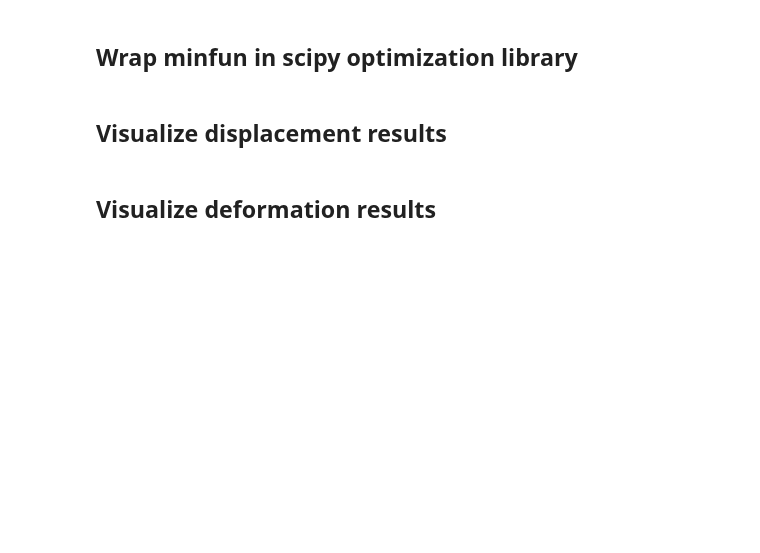
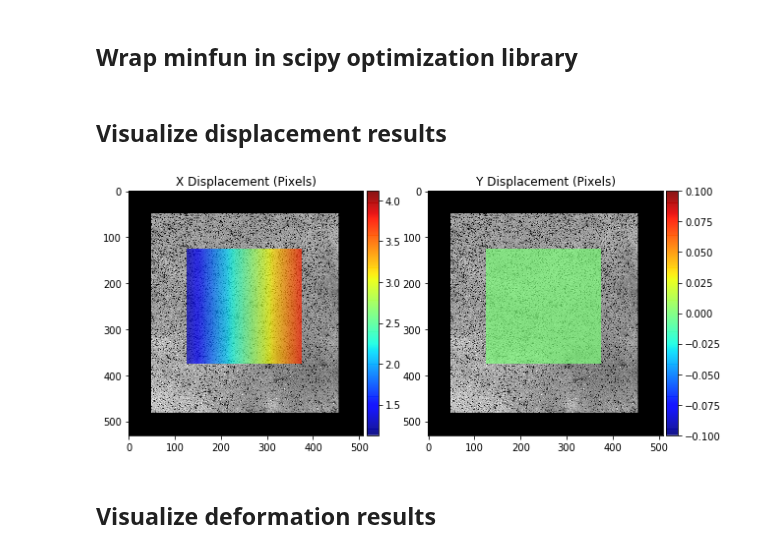
Before and after one commit to mfkiwl/splineDIC, a Jupyter notebook: notebooks/exploratory/stp_explore_NURBS_DIC.ipynb, the cells around one changed output. Saved outputs shown, nothing was run; the diff lists cells and outputs as text; code cells hidden in the pictures; blank space fills up the shorter version.

```diff
--- a/notebooks/exploratory/stp_explore_NURBS_DIC.ipynb
+++ b/notebooks/exploratory/stp_explore_NURBS_DIC.ipynb
@@ -229,2 +248,6 @@ visualize.viz_displacement()
+# %%
+visualize.viz_displacement(ref_image, disp_surf, rowmin, rowmax, colmin, colmax, 'foo', save=False)
+# %% [output]
+[figure, added]
 # %% [markdown]
 ## Visualize deformation results
```
Also changed, not shown: parts of 14 cells of this notebook.
